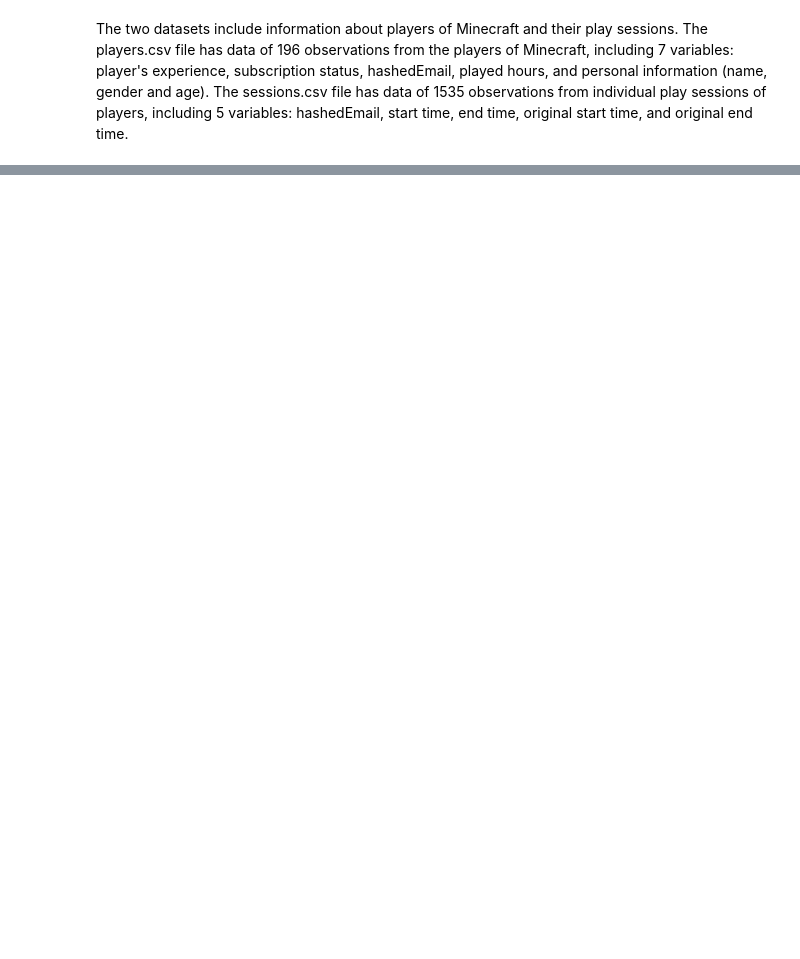
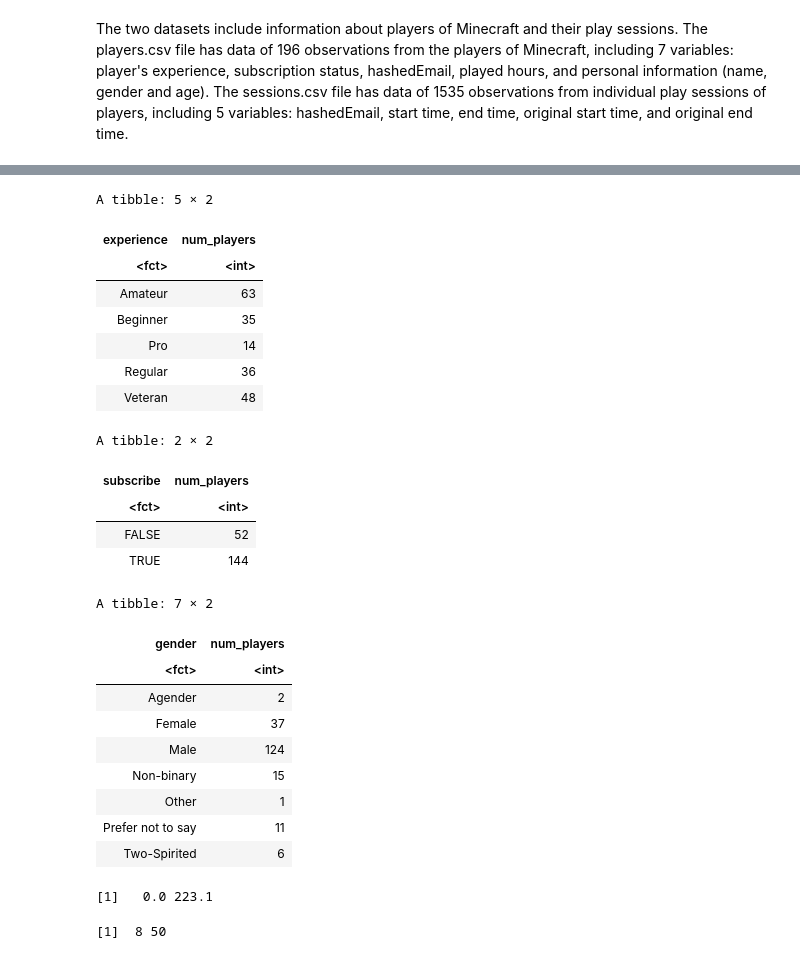
Before and after one commit to eun1220/dsci-100-2025SS-project, a Jupyter notebook: project.ipynb, the cells around one changed output, grey strips where cells are left out. Cells and saved outputs as stored; diff of their text form; code cells hidden in the pictures; blank space fills up the shorter version.

```diff
--- a/project.ipynb
+++ b/project.ipynb
@@ -67,0 +147,54 @@ The sessions.csv file has data of 1535 observations from individual play session
+# %%
+# Let's look at the number of groups in a variable and how many observations are there in each group.
+experience_stat <- players |>
+    group_by(experience) |>
+    summarize(num_players = n())
+experience_lvls
+
+subscribe_stat <- players |>
+    group_by(subscribe) |>
+    summarize(num_players = n())
+subscribe_stat
+
+gender_stat <- players |>
+    group_by(gender) |>
+    summarize(num_players = n())
+gender_stat
+# %% [output]
+A tibble: 5 × 2
+| experience | num_players |
+| <fct> | <int> |
+| Amateur | 63 |
+| Beginner | 35 |
+| Pro | 14 |
+| Regular | 36 |
+| Veteran | 48 |
+A tibble: 2 × 2
+| subscribe | num_players |
+| <fct> | <int> |
+| FALSE | 52 |
+| TRUE | 144 |
+A tibble: 7 × 2
+| gender | num_players |
+| <fct> | <int> |
+| Agender | 2 |
+| Female | 37 |
+| Male | 124 |
+| Non-binary | 15 |
+| Other | 1 |
+| Prefer not to say | 11 |
+| Two-Spirited | 6 |
+# %%
+# Let's also look at the range of values in the played_hours and Age variables.
+played_hours_stat <- players |>
+    pull(played_hours) |>
+    range()
+played_hours_stat
+
+age_stat <- players |>
+    pull(Age) |>
+    range(na.rm = TRUE)
+age_stat
+# %% [output]
+[1]   0.0 223.1
+[1]  8 50
```
Also changed, not shown: parts of 6 cells of this notebook.
